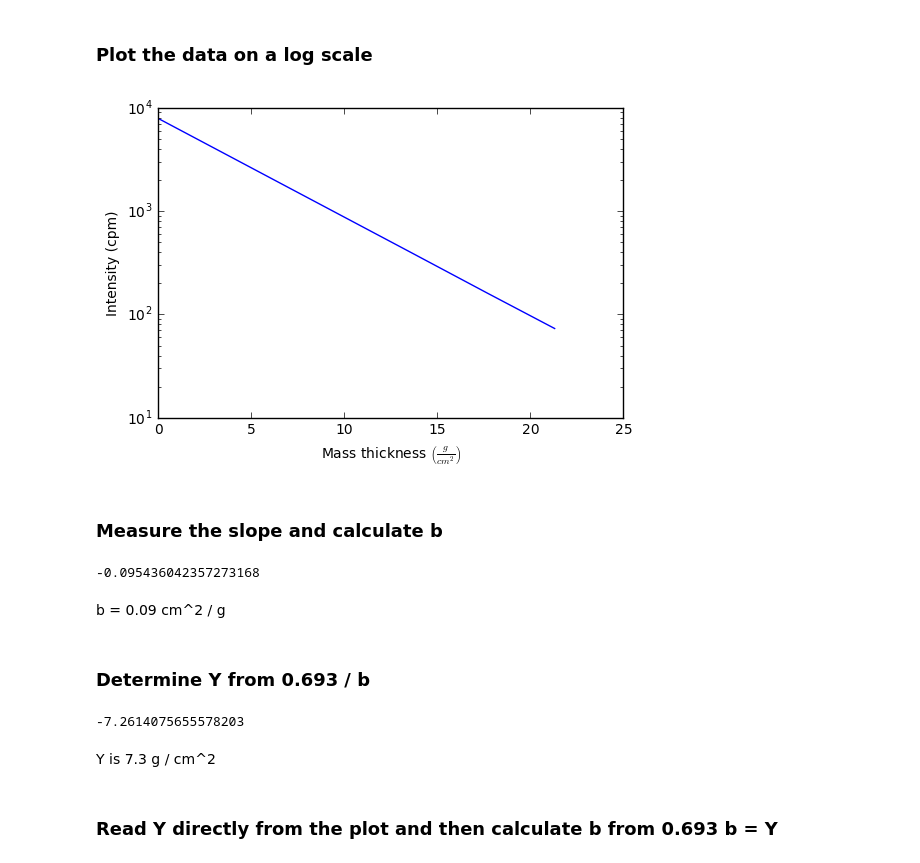
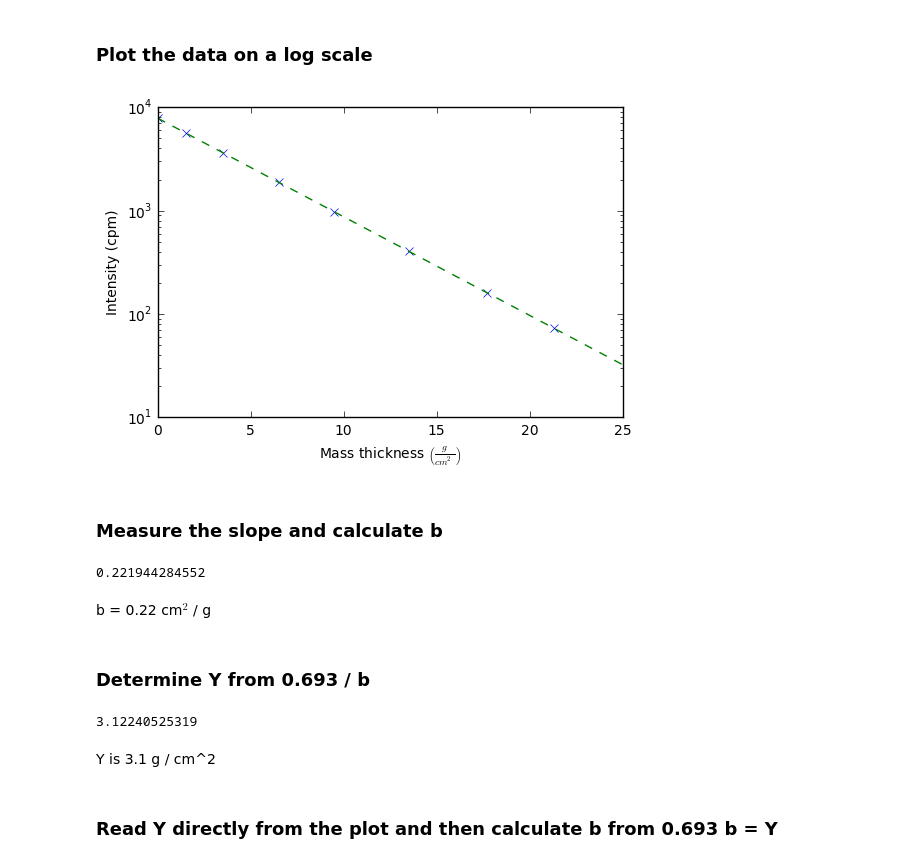
Before and after one commit to piovere/nucnotes, a Jupyter notebook: chem580/Problems 3.13.ipynb, the cells around one changed output. Saved outputs shown, nothing was run; the diff lists cells and outputs as text; code cells hidden in the pictures.

```diff
--- a/chem580/Problems 3.13.ipynb
+++ b/chem580/Problems 3.13.ipynb
@@ -89,28 +109,33 @@ i = np.array(
 # %% [markdown]
 ### Plot the data on a log scale
 # %%
-plt.plot(t, i)
+arr = np.polyfit(t, np.log10(i), 1)
+ls = np.linspace(0, 25, 1000)
+plt.plot(t, i, 'x')
+plt.plot(ls, 10**(arr[0] * ls + arr[1]), '--')
 plt.yscale('log')
 plt.ylabel('Intensity (cpm)')
 plt.xlabel(r'Mass thickness $\left( \frac{g}{cm^2} \right)$')
 plt.show()
 # %% [output]
-[figure, old version]
+[figure, new version]
 # %% [markdown]
 ### Measure the slope and calculate b
 # %%
-np.polyfit(t, np.log10(i), 1)[0]
+b = -np.polyfit(t, np.log10(i), 1)[0] / 0.43
+print(b)
 # %% [output]
--0.095436042357273168
+0.221944284552
 # %% [markdown]
-b = 0.09 cm^2 / g
+b = 0.22 cm$^2$ / g
 # %% [markdown]
 ### Determine Y from 0.693 / b
-# %%
-0.693 / np.polyfit(t, np.log10(i), 1)[0]
-# %% [output]
--7.2614075655578203
+# %%
+Y = 0.693 / b
+print(Y)
+# %% [output]
+3.12240525319
 # %% [markdown]
-Y is 7.3 g / cm^2
+Y is 3.1 g / cm^2
 # %% [markdown]
 ### Read Y directly from the plot and then calculate b from 0.693 b = Y
```
Also changed, not shown: parts of 19 cells of this notebook.
